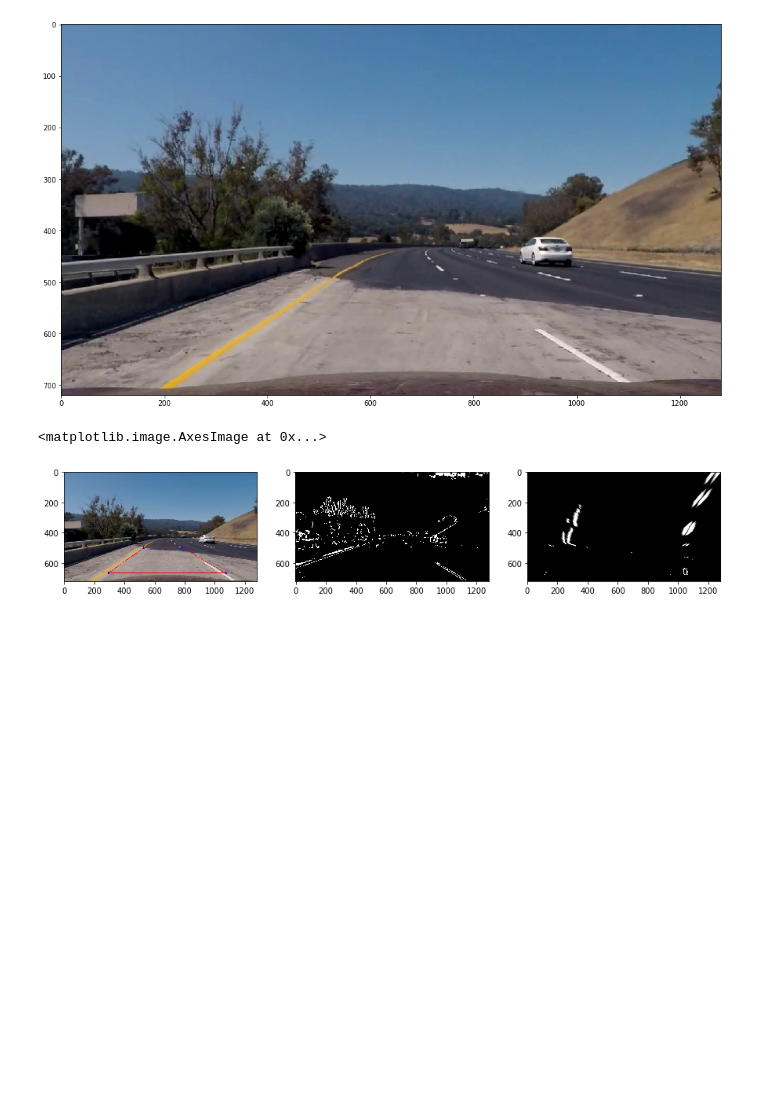
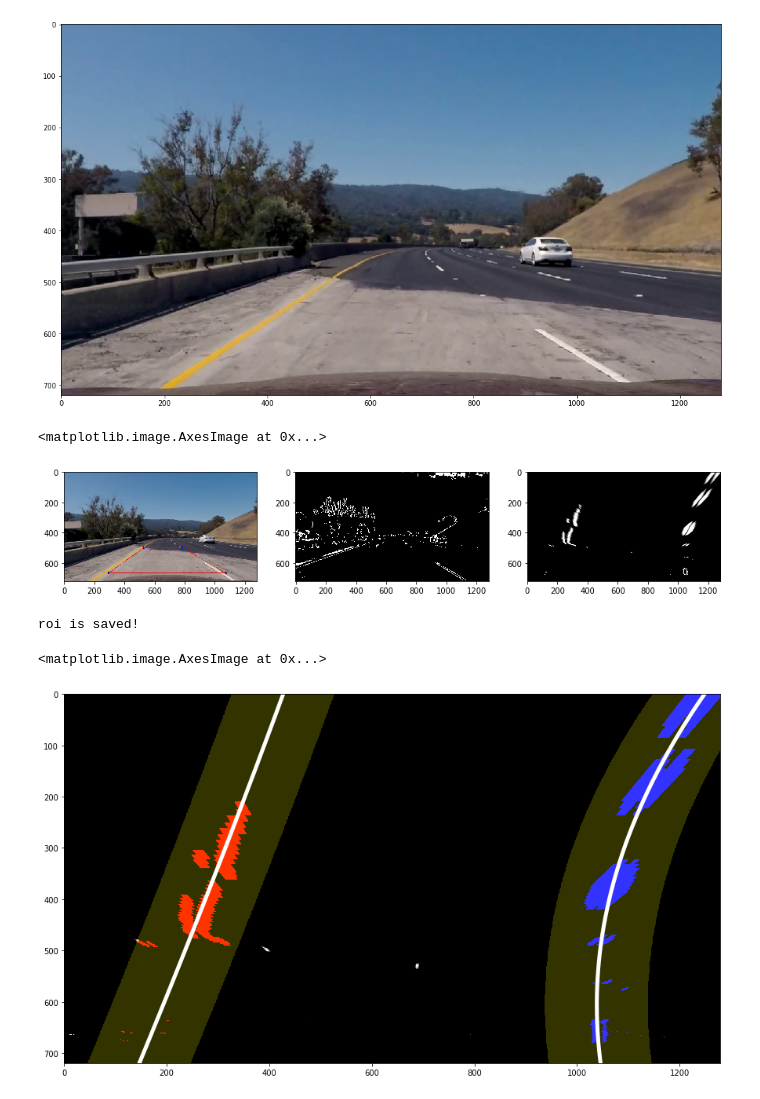
Before and after one commit to loaywael/Computer-Vision, a Jupyter notebook: Projects/autonomous_driving/UdacitySim/laneDetection/Untitled.ipynb, the cells around one changed output. Cells and saved outputs as stored; diff of their text form; code cells hidden in the pictures; blank space fills up the shorter version.

```diff
--- a/Projects/autonomous_driving/UdacitySim/laneDetection/Untitled.ipynb
+++ b/Projects/autonomous_driving/UdacitySim/laneDetection/Untitled.ipynb
@@ -42,0 +108,14 @@ axis.imshow(birdFrame, "gray")
+# %%
+margin = 100
+linesParams = loadFile("./linesFit")
+outImg, leftLine, rightLine = predictLaneLines(birdFrame, linesParams, margin)
+outImg = plotPredictionBoundry(outImg, leftLine, rightLine, margin)
+plt.figure(figsize=(15, 15))
+plt.plot(*leftLine, "white", linewidth=5)
+plt.plot(*rightLine, "white", linewidth=5)
+
+plt.imshow(outImg)
+# %% [output]
+roi is saved!
+<matplotlib.image.AxesImage at 0x...>
+[figure, added]
```
Also changed, not shown: parts of 2 cells of this notebook, 1 other file.
